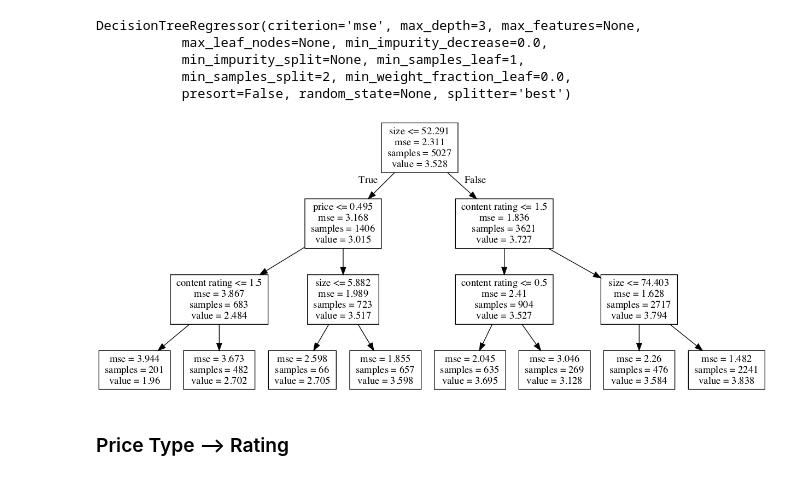
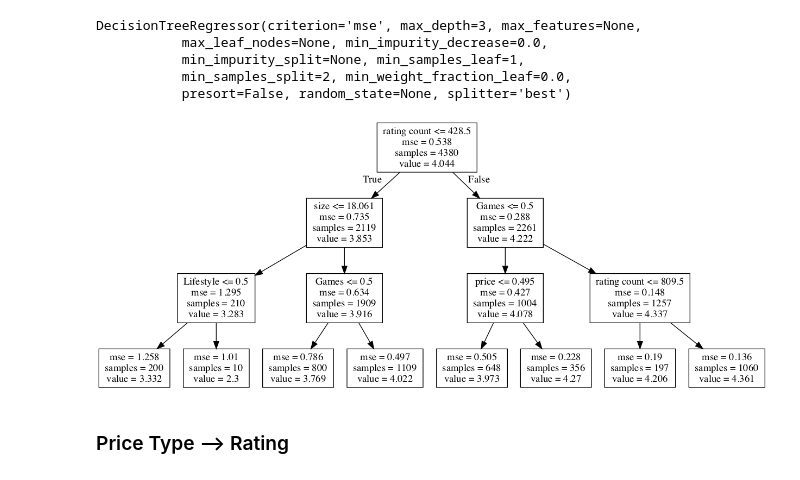
Before and after one commit to claireyyf/DA-Project, a Jupyter notebook: Machine Learning.ipynb, the cells around one changed output. Drawn from its saved outputs; the diff is of its cells as text; code cells hidden in the pictures.

Commit message:
Created dummies and more code for ML

```diff
--- a/Machine Learning.ipynb
+++ b/Machine Learning.ipynb
@@ -189,0 +275,4 @@ le = preprocessing.LabelEncoder()
+# %%
+for i in apple['content'].unique():
+    name = 'dummy_content_'+i
+    apple[name] = np.where(apple['category']==i,1,0)
@@ -189,0 +281,3 @@ le = preprocessing.LabelEncoder()
+# %%
+apple['app_name_len']=apple['app'].apply(lambda x: len(x))
+apple.head()
@@ -190,19 +352,2 @@ le = preprocessing.LabelEncoder()
 # %% [markdown]
 <h2>Apple</h2>
-# %%
-#transform categorical IV's into dummies
-#type
-#category
-#content
-
-le.fit(list(apple['category'].unique()))
-apple['dummy_category'] = le.transform(apple['category'])
-# le.inverse_transform(apple['category'])
-
-le.fit(list(apple['content'].unique()))
-apple['dymmy_content'] = le.transform(apple['content'])
-
-le.fit(list(apple['type'].unique()))
-apple['dymmy_type'] = le.transform(apple['type'])
-
-apple.head()
@@ -227,3 +388,14 @@ y_test_a1 = test_a[['rating']]
+# %%
+x_train_a1 = train_a.iloc[0:,[1,2,7,
+                              10,11,12,13,14,15,16,17,18,19,
+                              20,21,22,23,24,25,26,27,28,29,
+                              30,31,32,33,34]]
+y_train_a1 = train_a[['rating']]
+x_test_a1 = test_a.iloc[0:,[1,2,7,
+                              10,11,12,13,14,15,16,17,18,19,
+                              20,21,22,23,24,25,26,27,28,29,
+                              30,31,32,33,34]]
+y_test_a1 = test_a[['rating']]
 # %%
 x_train_a1.head()
 # %% [output]
@@ -249,16 +419,22 @@ import pydotplus
 # %%
-feature_names = ['size','price','category','content rating']
+feature_names = ['size','price','rating count',
+                 'Games', 'Productivity', 'Weather', 'Shopping', 'Books & Reference', 'Finance',
+                 'Entertainment', 'Utilities', 'Travel', 'Social Networking', 'Sports', 'Business',
+                 'Health & Fitness', 'Photo & Video', 'Navigation', 'Education', 'Lifestyle',
+                 'Food & Drink', 'News', 'Medical',
+                 '4+','12+','17+','9+',
+                 'name length']
 # from IPython.display import Image
 dot_data = tree.export_graphviz(model, out_file=None,feature_names=feature_names)
 # import pydotplus
 
 graph = pydotplus.graphviz.graph_from_dot_data(dot_data)
 
 Image(graph.create_png())
 
 #Need to figure out how to convert back the dummies
 #Manually draw the tree elsewhere?
 # %% [output]
-[figure, old version]
+[figure, new version]
 # %% [markdown]
 <h3>Price Type --> Rating</h3>
```
Also changed, not shown: parts of 60 cells of this notebook, 1 other file.
